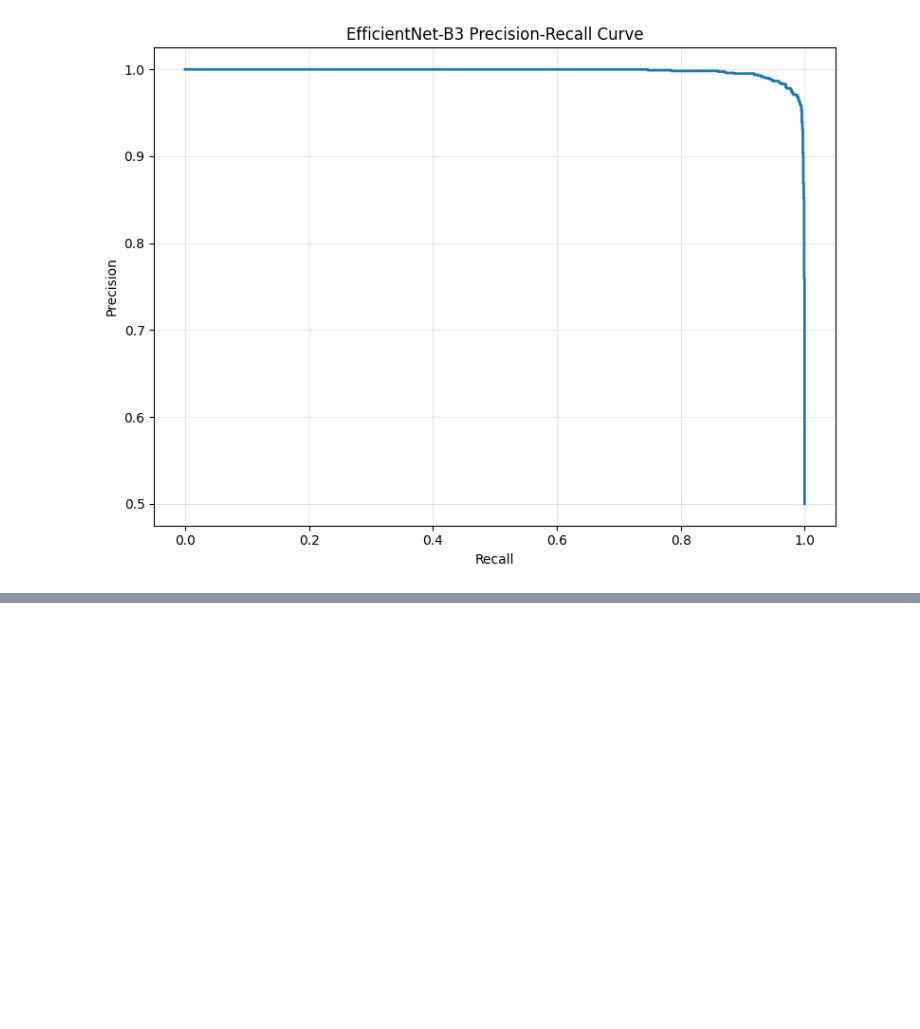
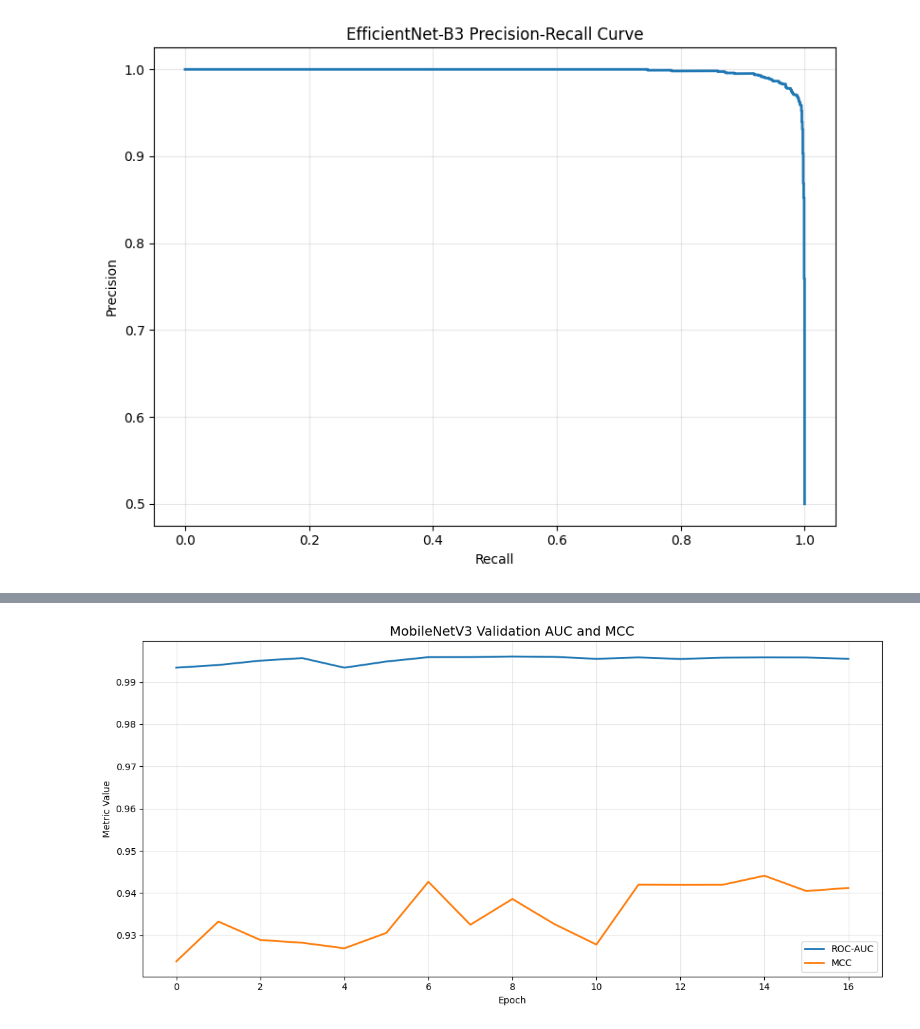
Before and after one commit to IremOzbek/Malaria_DINOv2-performansAnalizi, a Jupyter notebook: Malaria_DenseNet121.ipynb, the cells around one changed output, grey strips where cells are left out. Drawn from its saved outputs; the diff is of its cells as text; code cells hidden in the pictures; blank space fills up the shorter version.

```diff
--- a/Malaria_DenseNet121.ipynb
+++ b/Malaria_DenseNet121.ipynb
@@ -2955,0 +3496,34 @@ efficientnet_results = {
+# %%
+# =====================================================
+# AUC & MCC
+# =====================================================
+
+plt.figure(figsize=(12,6))
+
+plt.plot(
+    history["val_auc"],
+    label="ROC-AUC",
+    linewidth=2
+)
+
+plt.plot(
+    history["val_mcc"],
+    label="MCC",
+    linewidth=2
+)
+
+plt.title(
+    "MobileNetV3 Validation AUC and MCC",
+    fontsize=14
+)
+
+plt.xlabel("Epoch")
+plt.ylabel("Metric Value")
+
+plt.legend()
+plt.grid(alpha=0.3)
+
+plt.tight_layout()
+plt.show()
+# %% [output]
+[figure, added]
```
Also changed, not shown: parts of 18 cells of this notebook.
